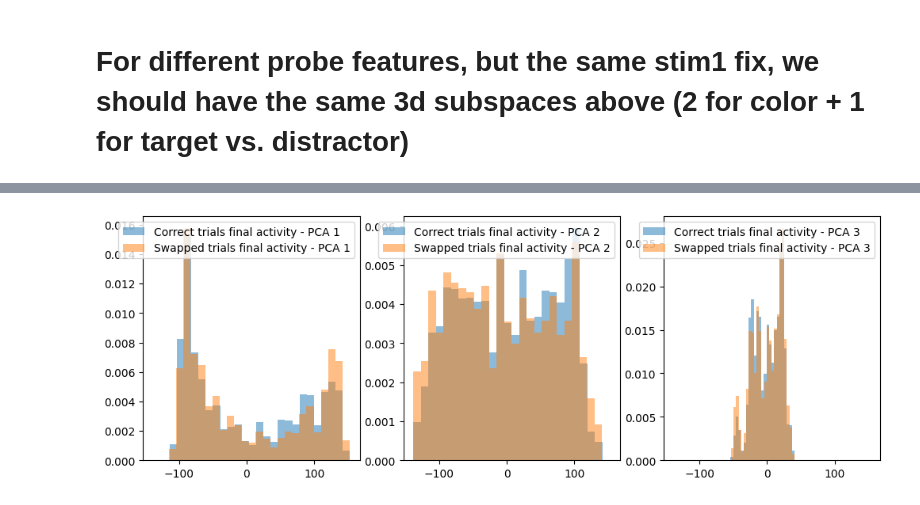
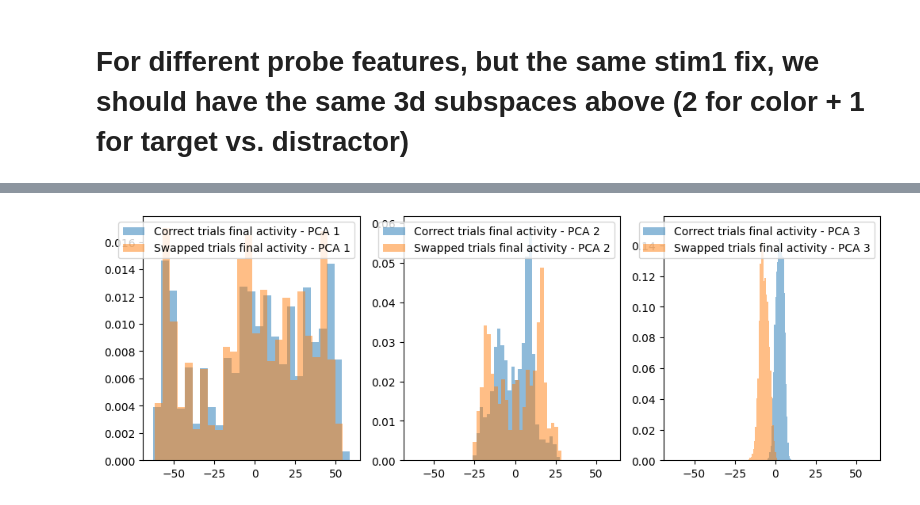
Before and after one commit to puria-radmard/behaviour_ddpm, a Jupyter notebook: analysis/new_analysis/plane_alignment.ipynb, the cells around one changed output, grey strips where cells are left out. Drawn from its saved outputs; the diff is of its cells as text; code cells hidden in the pictures.

```diff
--- a/analysis/new_analysis/plane_alignment.ipynb
+++ b/analysis/new_analysis/plane_alignment.ipynb
@@ -288,8 +612,9 @@ def get_plane_angles(epoch: str, t_in_epoch: int, input_information, swapped_tri
 # %%
-num_precue_steps, num_cue_steps, num_postcue_steps = 15, 5, 20
-
+# num_precue_steps, num_cue_steps, num_postcue_steps = 15, 5, 20
+num_precue_steps, num_cue_steps, num_postcue_steps = 15, 5, 40
 
 all_probe_val_idx_diffs = range(3, 12) if 'probe' in run_name else [12]
+
 all_fixed_probe1_val_idxs = range(24) if 'probe' in run_name else [0]
 num_samples = 32 if 'probe' in run_name else 64
 # %%
@@ -548,0 +949,10 @@ USING PRECUED ITEMS - SHOULD NEVER BE DONE IN TRAINING
+# %%
+novel_samples_prep_dicts, novel_samples_dict, fixed_probe_batch_size, input_information, flattened_selected_report_value, swapped_trials = generate_many_trials_data(0, 4, False)
+fig_stim1, *_ = generate_misprojection_planes(6, input_information, novel_samples_dict, novel_samples_prep_dicts, plot=True)
+fig_stim1.savefig(f'neurips_figures/misprojection/near_cue_scatter.svg', transparent = True)
+
+
+novel_samples_prep_dicts, novel_samples_dict, fixed_probe_batch_size, input_information, flattened_selected_report_value, swapped_trials = generate_many_trials_data(0, 12, False)
+fig_stim1, *_ = generate_misprojection_planes(6, input_information, novel_samples_dict, novel_samples_prep_dicts, plot=True)
+fig_stim1.savefig(f'neurips_figures/misprojection/far_cue_scatter.svg', transparent = True)
+pass
@@ -549,25 +964,38 @@ USING PRECUED ITEMS - SHOULD NEVER BE DONE IN TRAINING
 # %% [markdown]
 # For different probe features, but the same stim1 fix, we should have the same 3d subspaces above (2 for color + 1 for target vs. distractor)
 # %%
-for j in range(0, 1):
+## COLLECTING DATA ACROSS DIFFERENT
+
+across_fixed_report_all_fixed_probe_values = []
+across_fixed_report_all_post_comps = []
+across_fixed_report_all_projection_pcaed = []
+across_fixed_report_all_many_trials_swapped_trials = []
+
+for j in range(0, 12):
+
     all_fixed_probe_values = []
     all_post_comps = []
     all_projection_pcaed = []
     all_many_trials_swapped_trials = []
 
-    for i1 in tqdm(range(0, 12)):
-        for i2 in tqdm(range(0, 12)):
+    for i1 in tqdm(range(0, 12, 2)):
+        for i2 in tqdm(range(0, 12, 2)):
             try:
                 novel_samples_prep_dicts, novel_samples_dict, fixed_probe_batch_size, input_information, flattened_selected_report_value, swapped_trials =\
                     generate_many_trials_data(i1, i2, False)
             except RuntimeError:
                 continue
 
-            fixed_stim1_value, new_post_comp, projection_pcaed, relevant_swapped_trials = generate_misprojection_planes(j, input_information, novel_samples_dict, novel_samples_prep_dicts, plot=False)
+            _, fixed_stim1_value, new_post_comp, projection_pcaed, relevant_swapped_trials = generate_misprojection_planes(j, input_information, novel_samples_dict, novel_samples_prep_dicts, plot=False)
             all_fixed_probe_values.append(input_information['probe_features'][0].tolist())
             all_post_comps.append(new_post_comp)
             all_projection_pcaed.append(projection_pcaed)
             all_many_trials_swapped_trials.append(relevant_swapped_trials)
+
+    across_fixed_report_all_fixed_probe_values.append(all_fixed_probe_values)
+    across_fixed_report_all_post_comps.append(all_post_comps)
+    across_fixed_report_all_projection_pcaed.append(all_projection_pcaed)
+    across_fixed_report_all_many_trials_swapped_trials.append(all_many_trials_swapped_trials)
 # %% [output]
 USING PRECUED ITEMS - SHOULD NEVER BE DONE IN TRAINING
 USING PRECUED ITEMS - SHOULD NEVER BE DONE IN TRAINING
@@ -593,11 +1021,14 @@ USING PRECUED ITEMS - SHOULD NEVER BE DONE IN TRAINING
 # %%
-import seaborn as sns
+## Plotting all PCs' alignments against null hypothesis (same report)
+
+all_post_comps = across_fixed_report_all_post_comps[0]
 
 all_post_comps_stacked = torch.tensor(np.stack(all_post_comps, 1))  # [3D, difference probe combinations, N = 16]
 print(all_post_comps_stacked.shape)
 
 triu_indices = torch.triu_indices(len(all_post_comps), len(all_post_comps), 1)
 all_post_comps_cosines = [torch.mm(vecs, vecs.T).abs()[*triu_indices] for vecs in all_post_comps_stacked]
+
 
 fig, axes = plt.subplots(1, 3, figsize = (12, 4), sharex = True)
 for i, (ax, apcc) in enumerate(zip(axes, all_post_comps_cosines[:3])):
@@ -627,11 +1325,14 @@ len(all_projection_pcaed), all_projection_pcaed[0].shape, len(all_many_trials_sw
 # %%
+all_projection_pcaed = across_fixed_report_all_projection_pcaed[0]
+all_many_trials_swapped_trials = across_fixed_report_all_many_trials_swapped_trials[0]
+
 all_swaped_pcas = np.concatenate([pca4[pcast] for pca4, pcast in zip(all_projection_pcaed, all_many_trials_swapped_trials)], 0)
 all_nonswaped_pcas = np.concatenate([pca4[~pcast] for pca4, pcast in zip(all_projection_pcaed, all_many_trials_swapped_trials)], 0)
 
 fig, axes = plt.subplots(1, 3, figsize = (12, 4), sharex = True)
 for i, (sp, nsp) in enumerate(zip(all_swaped_pcas, all_nonswaped_pcas[:3])):
     axes[i].hist(all_nonswaped_pcas[:,i], 25, alpha = 0.5, label = f'Correct trials final activity - PCA {i+1}', density = True)
     axes[i].hist(all_swaped_pcas[:,i], 25, alpha = 0.5, label = f'Swapped trials final activity - PCA {i+1}', density = True)
     axes[i].legend()
 # %% [output]
-[figure, old version]
+[figure, new version]
```
Also changed, not shown: parts of 22 cells of this notebook, 24 other files.
